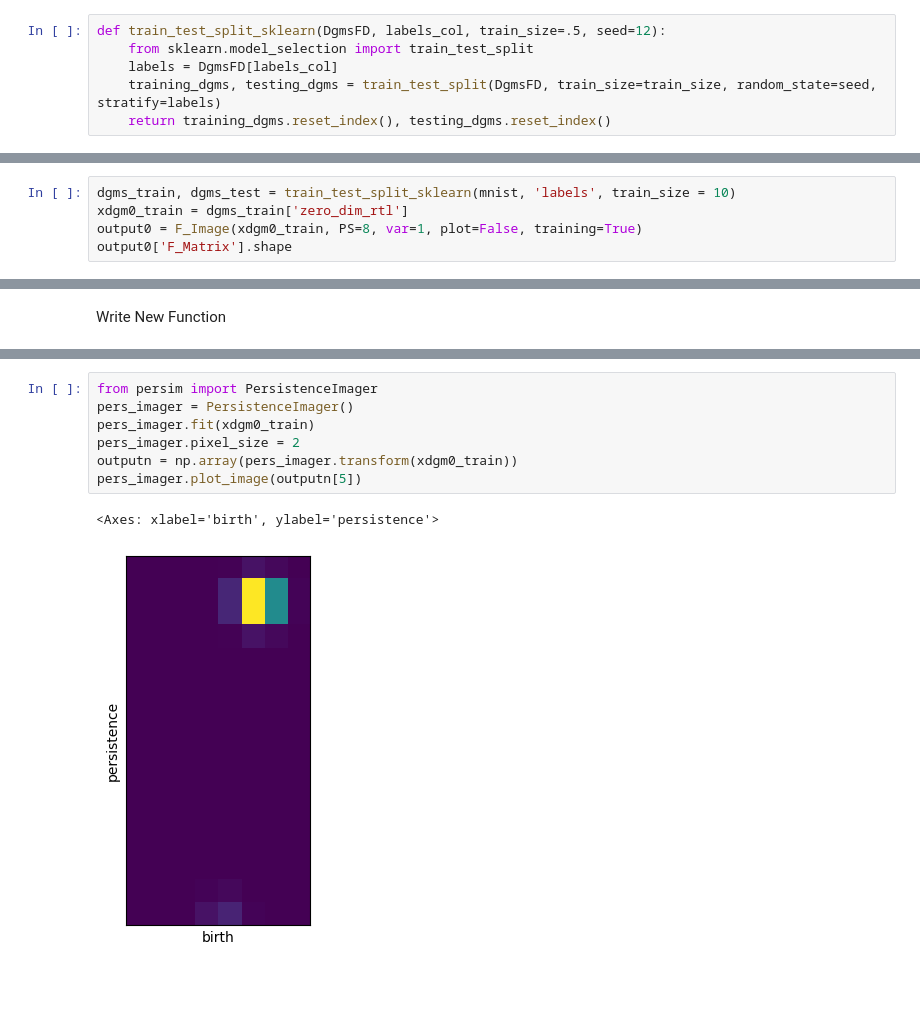
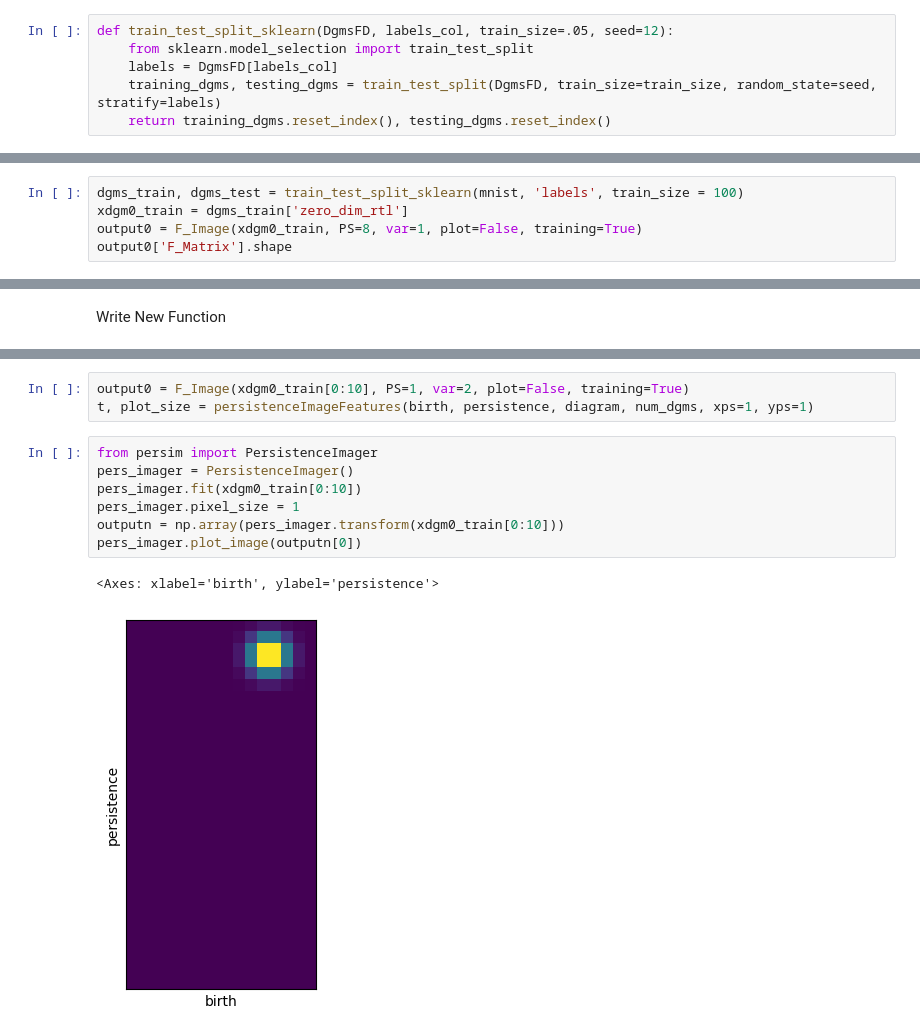
Before and after one commit to TeaspoonTDA/teaspoon, a Jupyter notebook: notebooks/ml_methods_timing_pers_images.ipynb, the cells around one changed output, grey strips where cells are left out. Cells and saved outputs as stored; diff of their text form; blank space fills up the shorter version.

```diff
--- a/notebooks/ml_methods_timing_pers_images.ipynb
+++ b/notebooks/ml_methods_timing_pers_images.ipynb
@@ -97,7 +97,7 @@ mnist['one_dim_ttb'] = fill_missing(mnist['one_dim_ttb'])
 # %% [markdown]
 ### Choose Dimension for Timing Test
 # %%
-def train_test_split_sklearn(DgmsFD, labels_col, train_size=.5, seed=12):
+def train_test_split_sklearn(DgmsFD, labels_col, train_size=.05, seed=12):
     from sklearn.model_selection import train_test_split
     labels = DgmsFD[labels_col]
     training_dgms, testing_dgms = train_test_split(DgmsFD, train_size=train_size, random_state=seed, stratify=labels)
@@ -366,5 +456,5 @@ Text(0, 0.5, 'Time in Seconds')
 # %%
-dgms_train, dgms_test = train_test_split_sklearn(mnist, 'labels', train_size = 10)
+dgms_train, dgms_test = train_test_split_sklearn(mnist, 'labels', train_size = 100)
 xdgm0_train = dgms_train['zero_dim_rtl']
 output0 = F_Image(xdgm0_train, PS=8, var=1, plot=False, training=True)
 output0['F_Matrix'].shape
@@ -532,10 +592,13 @@ No implementation of function Function(<function min at 0x...>) found for signat
+# %%
+output0 = F_Image(xdgm0_train[0:10], PS=1, var=2, plot=False, training=True)
+t, plot_size = persistenceImageFeatures(birth, persistence, diagram, num_dgms, xps=1, yps=1)
 # %%
 from persim import PersistenceImager
 pers_imager = PersistenceImager()
-pers_imager.fit(xdgm0_train)
-pers_imager.pixel_size = 2
-outputn = np.array(pers_imager.transform(xdgm0_train))
-pers_imager.plot_image(outputn[5])
+pers_imager.fit(xdgm0_train[0:10])
+pers_imager.pixel_size = 1
+outputn = np.array(pers_imager.transform(xdgm0_train[0:10]))
+pers_imager.plot_image(outputn[0])
 # %% [output]
 <Axes: xlabel='birth', ylabel='persistence'>
-[figure, old version]
+[figure, new version]
```
Also changed, not shown: parts of 27 cells of this notebook, 2 other files.
